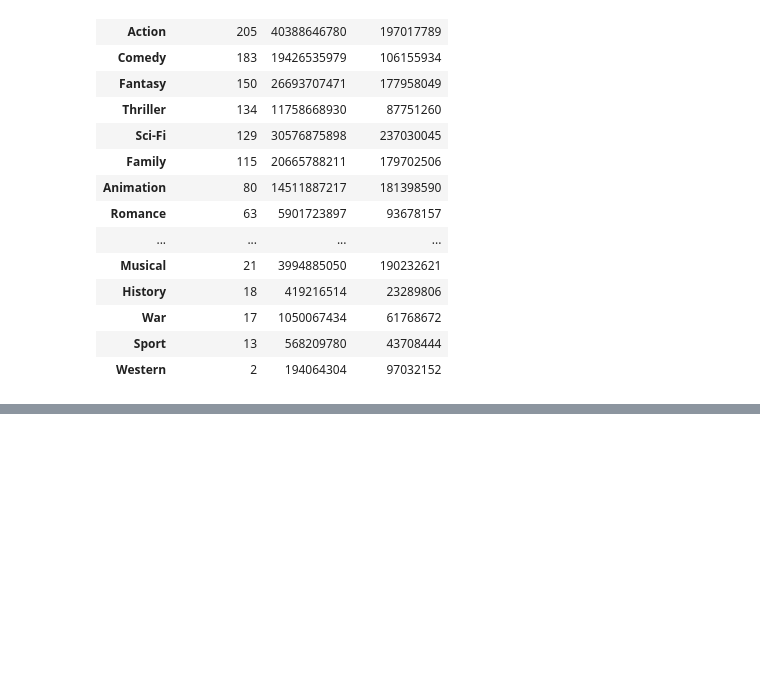
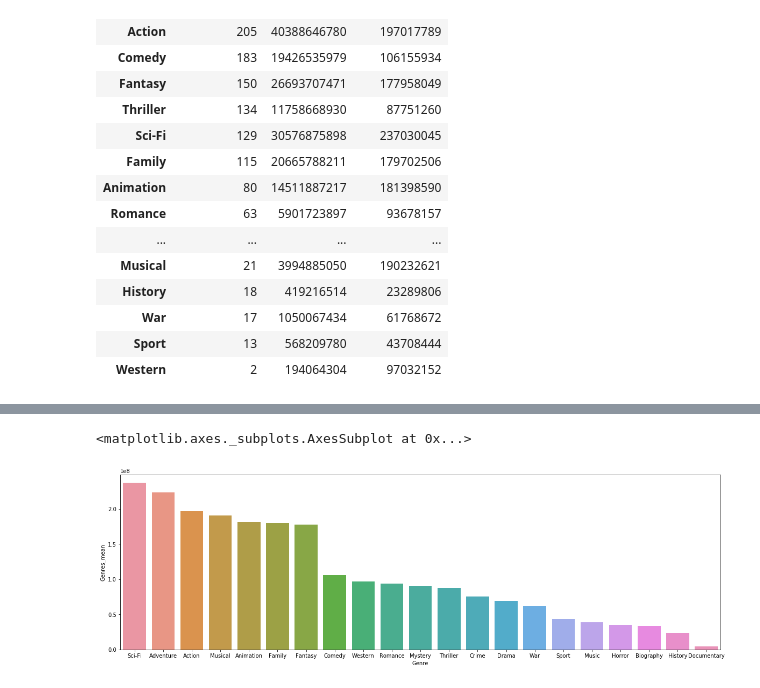
Before and after one commit to PauletteJ/Module01-Final-Project, a Jupyter notebook: index.ipynb, the cells around one changed output, grey strips where cells are left out. Saved outputs shown, nothing was run; the diff lists cells and outputs as text; code cells hidden in the pictures; blank space fills up the shorter version.

```diff
--- a/index.ipynb
+++ b/index.ipynb
@@ -779,0 +822,4 @@ df_genres.head(21)
+# %%
+df_genres.reset_index(inplace=True)
+df_genres = df_genres.rename(columns = {'index':'Genre'})
+df_genres.head()
@@ -779,0 +833,15 @@ df_genres.head(21)
+# %%
+# df_genres.sort_values('Genres_mean', ascending = False)
+
+# ave_gross_by_genre_x = df_genres.index.tolist()
+# ave_gross_by_genre_y = df_genres["Genres_mean"].tolist()
+import seaborn as sns
+import pandas.util.testing as tm
+
+plt.figure(figsize=(20, 6))
+sns.barplot(x='Genre',
+            y="Genres_mean", data=df_genres,
+            order=df_genres.sort_values('Genres_mean', ascending = False).Genre)
+# %% [output]
+<matplotlib.axes._subplots.AxesSubplot at 0x...>
+[figure, added]
```
Also changed, not shown: parts of 5 cells of this notebook.
